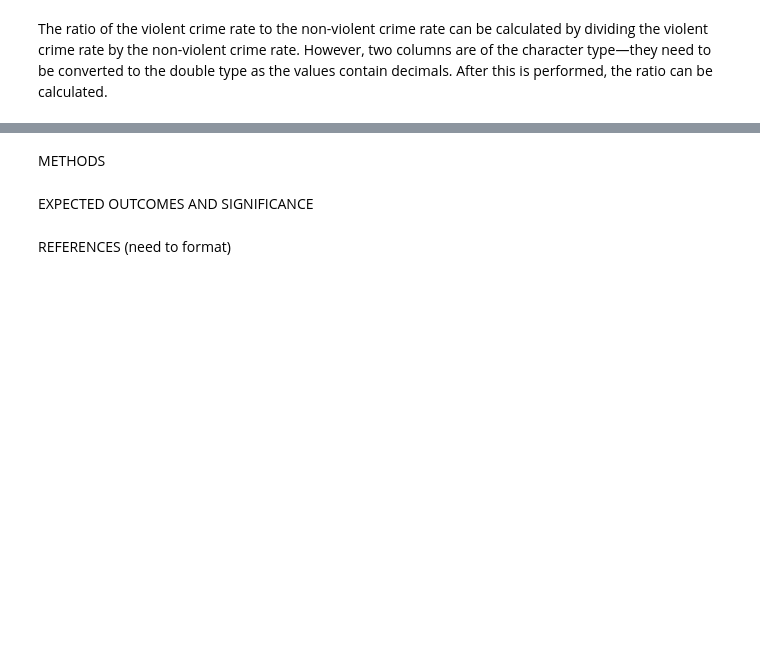
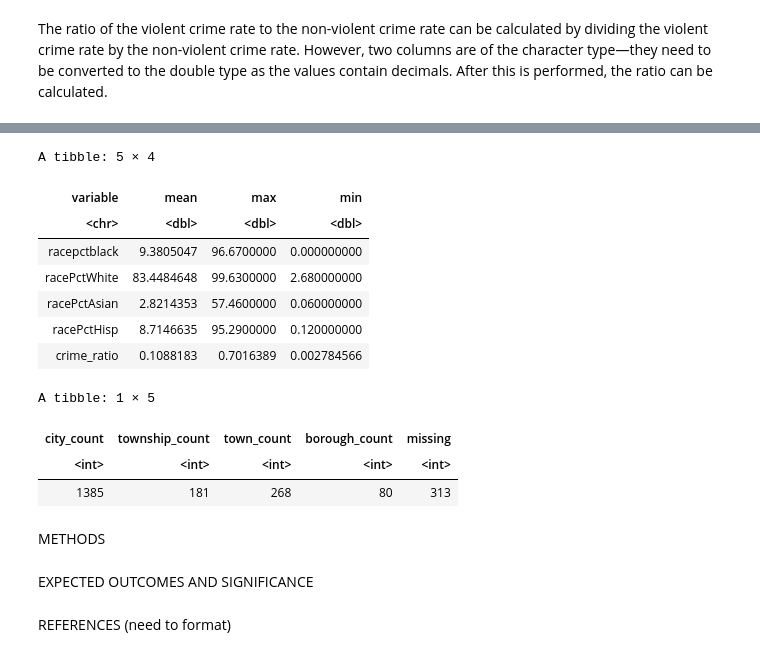
Before and after one commit to JeffreyJPZ/DSCI-100-Group_55-Project, a Jupyter notebook: Project.ipynb, the cells around one changed output, grey strips where cells are left out. Cells and saved outputs as stored; diff of their text form; code cells hidden in the pictures; blank space fills up the shorter version.

```diff
--- a/Project.ipynb
+++ b/Project.ipynb
@@ -286,0 +376,24 @@ To obtain a general overview of the training dataset and help build the model, s
+# %%
+borough_count <- crime_data |>
+                filter(str_detect(communityname, "borough")) |>
+                summarize(borough_count = n())
+
+borough_count
+
+town_count <- crime_data |>
+                filter(str_detect(communityname, "town") & !str_detect(communityname, "township")) |>
+                summarize(town_count = n())
+
+town_count
+
+township_count <- crime_data |>
+                filter(str_detect(communityname, "township")) |>
+                summarize(township_count = n())
+
+township_count
+
+city_count <- crime_data |>
+                filter(str_detect(communityname, "city")) |>
+                summarize(city_count = n())
+
+city_count
@@ -287,3 +417,33 @@ To obtain a general overview of the training dataset and help build the model, s
+# %%
+crime_summary_1 <- tibble(variable_mean, variable_max, variable_min) |>
+                pivot_longer(cols = everything(),
+                             names_to = "metric",
+                             values_to = "value") |>
+                separate(col = metric,
+                         into = c("variable", "metric"),
+                         sep = "__") |>
+                pivot_wider(names_from = metric,
+                            values_from = value)
+
+
+crime_summary_1
+
+crime_summary_2 <- tibble(city_count, township_count, town_count, borough_count, missing_values)
+
+crime_summary_2
+# %% [output]
+A tibble: 5 × 4
+| variable | mean | max | min |
+| <chr> | <dbl> | <dbl> | <dbl> |
+| racepctblack | 9.3805047 | 96.6700000 | 0.000000000 |
+| racePctWhite | 83.4484648 | 99.6300000 | 2.680000000 |
+| racePctAsian | 2.8214353 | 57.4600000 | 0.060000000 |
+| racePctHisp | 8.7146635 | 95.2900000 | 0.120000000 |
+| crime_ratio | 0.1088183 | 0.7016389 | 0.002784566 |
+A tibble: 1 × 5
+| city_count | township_count | town_count | borough_count | missing |
+| <int> | <int> | <int> | <int> | <int> |
+| 1385 | 181 | 268 | 80 | 313 |
 # %% [markdown]
 METHODS
 # %% [markdown]
```
Also changed, not shown: parts of 9 cells of this notebook.
